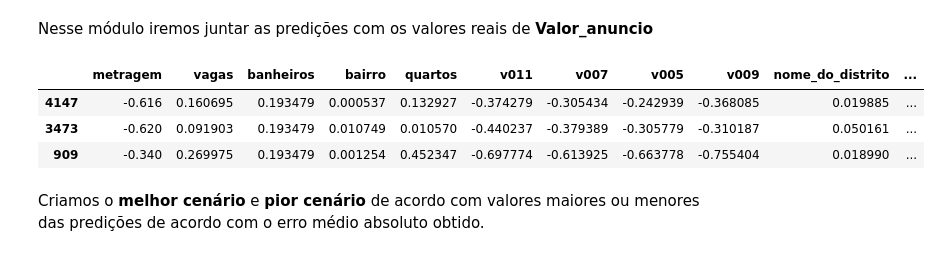
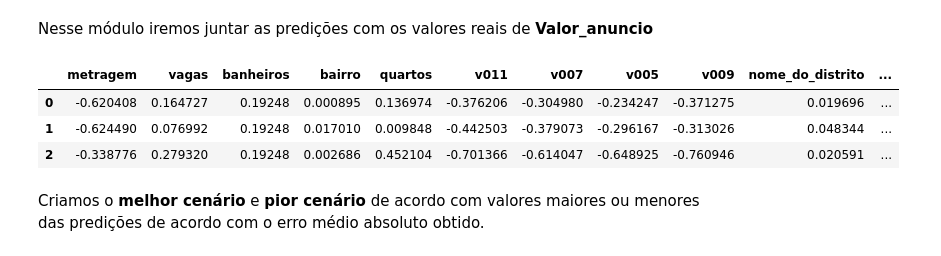
Before and after one commit to hugoferraz5/Alura_Creditas2, a Jupyter notebook: Creditas_alura1.ipynb, the cells around one changed output. Cells and saved outputs as stored; diff of their text form; code cells hidden in the pictures.

```diff
--- a/Creditas_alura1.ipynb
+++ b/Creditas_alura1.ipynb
@@ -1668,16 +1709,21 @@ Nesse modelo aplicamos os modelos de Machine Learning e o algoritmo que melhor a
 # %% [markdown]
 ## 9.1 Treinando os modelos e calculando as métricas
 # %%
-df6 = df6.astype(float)
+X_train_ = X_train_.astype(float)
+X_test_ = X_test_.astype(float)
+y_train = y_train.astype(float)
+y_test = y_test.astype(float)
+
+y_train.reset_index(drop=True,inplace=True)
+y_test.reset_index(drop=True,inplace=True)
 # %% [markdown]
 Divisão dos dados em treino e teste.
 # %%
-X2 = df6[['metragem', 'vagas', 'banheiros', 'bairro', 'quartos', 'v011', 'v007', 'v005', 'v009', 'nome_do_distrito',
+X_train_ = X_train_[['metragem', 'vagas', 'banheiros', 'bairro', 'quartos', 'v011', 'v007', 'v005', 'v009', 'nome_do_distrito',
 'cep', 'rua', 'setor_censo', 'setor', 'divisao_sub_setor', 'v003', 'sub_regiões', 'v004']]
-y2 = df6[['valor_anuncio']]
 
-# splits nos dados de treino e teste
-X2_train, X2_test, y2_train, y2_test = train_test_split(X2, y2, test_size=0.2, random_state=11)
+X_test_ = X_test_[['metragem', 'vagas', 'banheiros', 'bairro', 'quartos', 'v011', 'v007', 'v005', 'v009', 'nome_do_distrito',
+'cep', 'rua', 'setor_censo', 'setor', 'divisao_sub_setor', 'v003', 'sub_regiões', 'v004']]
 # %% [markdown]
 ## 9.2 Regressão Linear
 # %%
@@ -1920,22 +1966,22 @@ Com o hyperparâmetro conseguimos saber quais melhores parâmetros para utilizar
 # %%
 # Dicionário dos parâmetros otimizados finais
 Modelo_final = {
-    'n_estimators': 350,
+    'n_estimators': 250,
     'max_depth': 9,
 }
 # %%
 rf = RandomForestRegressor( n_estimators=Modelo_final['n_estimators'],
                            max_depth=Modelo_final['max_depth']
-                           ).fit( X2_train, y2_train )
+                           ).fit( X_train_, y_train )
 
 # Predição
-rf_pred = rf.predict( X2_test )
+rf_pred = rf.predict( X_test_ )
 
 Model_Name = 'Randon Forest Regressor'
-mae = mean_absolute_error( y2_test ,rf_pred )
-mape = mean_absolute_percentage_error(y2_test, rf_pred)
-rmse = np.sqrt( mean_squared_error( y2_test ,  rf_pred ) )
-r2_test = r2_score(y2_test, rf_pred)
+mae = mean_absolute_error( y_test ,rf_pred )
+mape = mean_absolute_percentage_error(y_test, rf_pred)
+rmse = np.sqrt( mean_squared_error( y_test ,  rf_pred ) )
+r2_test = r2_score(y_test, rf_pred)
 # %%
 rf_df = pd.DataFrame({'Model Name': Model_Name,
                         'MAE': mae,
@@ -1951,21 +1997,21 @@ rf_df
 # %% [markdown]
 Nesse módulo iremos juntar as predições com os valores reais de **Valor_anuncio**
 # %%
-data_erros = X2_test
+data_erros = X_test_
 
 # rescale
-data_erros['valor_anuncio'] =  y2_test['valor_anuncio']
+data_erros['valor_anuncio'] =  y_test['valor_anuncio']
 data_erros['valor_anuncio'] = np.expm1(data_erros['valor_anuncio'])
 
 data_erros['predições'] =  rf_pred
 data_erros['predições'] = np.expm1(data_erros['predições'])
 
 data_erros.head(3)
 # %% [output]
 |  | metragem | vagas | banheiros | bairro | quartos | v011 | v007 | v005 | v009 | nome_do_distrito | ... |
-| 4147 | -0.616 | 0.160695 | 0.193479 | 0.000537 | 0.132927 | -0.374279 | -0.305434 | -0.242939 | -0.368085 | 0.019885 | ... |
-| 3473 | -0.620 | 0.091903 | 0.193479 | 0.010749 | 0.010570 | -0.440237 | -0.379389 | -0.305779 | -0.310187 | 0.050161 | ... |
-| 909 | -0.340 | 0.269975 | 0.193479 | 0.001254 | 0.452347 | -0.697774 | -0.613925 | -0.663778 | -0.755404 | 0.018990 | ... |
+| 0 | -0.620408 | 0.164727 | 0.19248 | 0.000895 | 0.136974 | -0.376206 | -0.304980 | -0.234247 | -0.371275 | 0.019696 | ... |
+| 1 | -0.624490 | 0.076992 | 0.19248 | 0.017010 | 0.009848 | -0.442503 | -0.379073 | -0.296167 | -0.313026 | 0.048344 | ... |
+| 2 | -0.338776 | 0.279320 | 0.19248 | 0.002686 | 0.452104 | -0.701366 | -0.614047 | -0.648925 | -0.760946 | 0.020591 | ... |
 # %% [markdown]
 Criamos o **melhor cenário** e **pior cenário** de acordo com valores maiores ou menores das predições de acordo com o erro médio absoluto obtido.
 # %%
```
Also changed, not shown: parts of 44 cells of this notebook, 16 other files.
